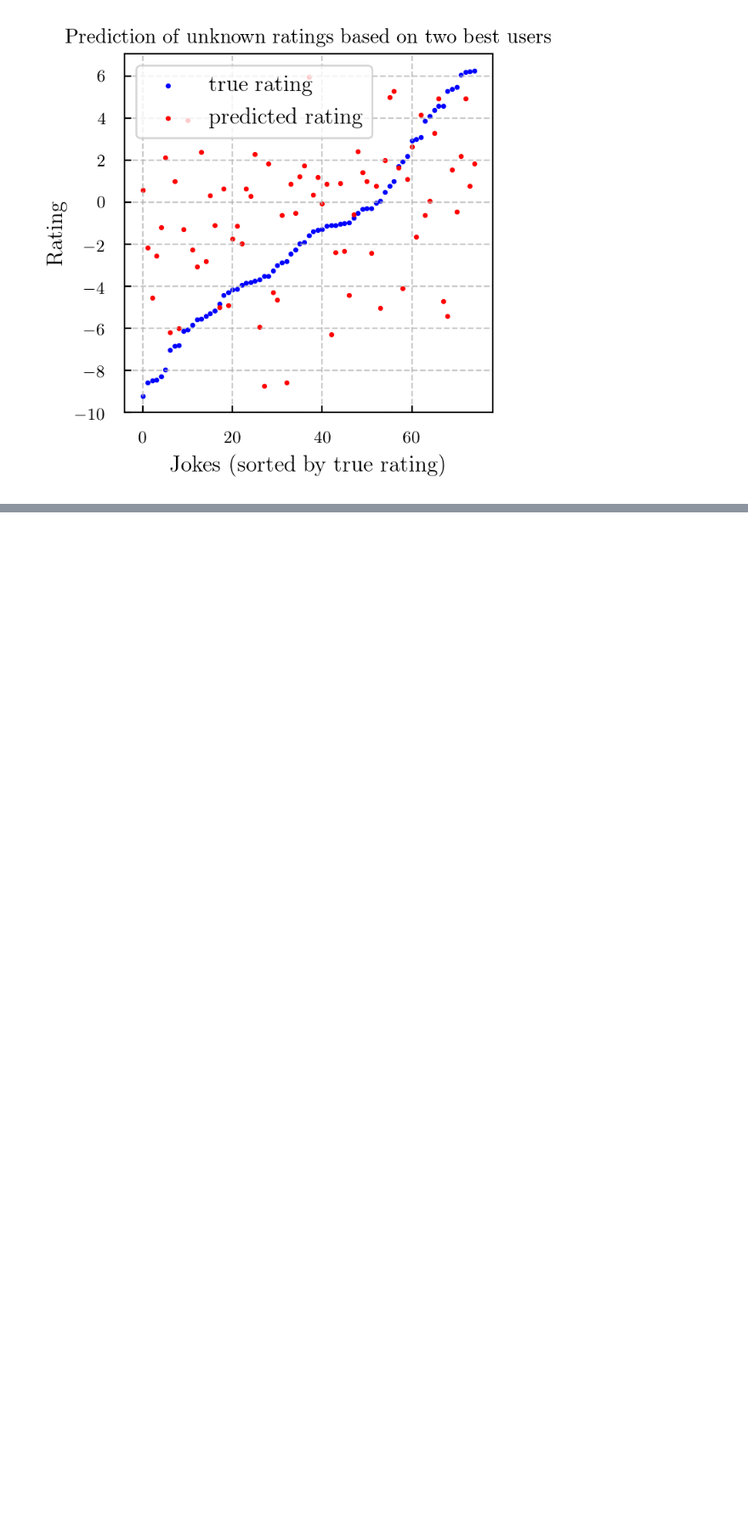
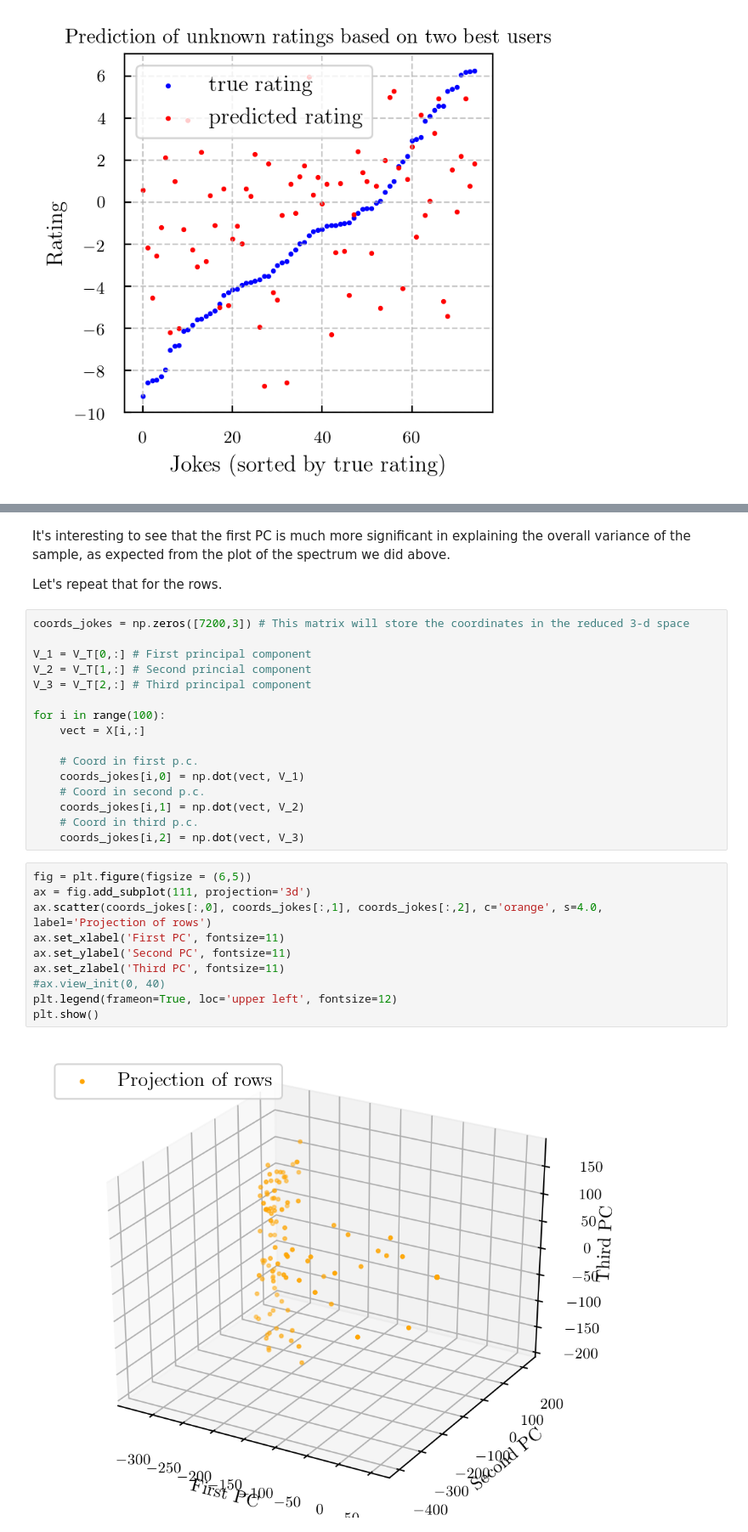
Before and after one commit to dtanoglidis/Machine-Learning-Math-Methods, a Jupyter notebook: HW5_Tanoglidis.ipynb, the cells around one changed output, grey strips where cells are left out. Shown at 85% size. Drawn from its saved outputs; the diff is of its cells as text; blank space fills up the shorter version.

```diff
--- a/HW5_Tanoglidis.ipynb
+++ b/HW5_Tanoglidis.ipynb
@@ -361 +420,34 @@ plt.show()
+# %% [markdown]
+It's interesting to see that the first PC is much more significant in explaining the overall variance of the sample, as expected from the plot of the spectrum we did above.
+
+
+Let's repeat that for the rows.
+# %%
+coords_jokes = np.zeros([7200,3]) # This matrix will store the coordinates in the reduced 3-d space
+
+V_1 = V_T[0,:] # First principal component
+V_2 = V_T[1,:] # Second princial component
+V_3 = V_T[2,:] # Third principal component
+
+for i in range(100):
+    vect = X[i,:]
+
+    # Coord in first p.c.
+    coords_jokes[i,0] = np.dot(vect, V_1)
+    # Coord in second p.c.
+    coords_jokes[i,1] = np.dot(vect, V_2)
+    # Coord in third p.c.
+    coords_jokes[i,2] = np.dot(vect, V_3)
+# %%
+fig = plt.figure(figsize = (6,5))
+ax = fig.add_subplot(111, projection='3d')
+ax.scatter(coords_jokes[:,0], coords_jokes[:,1], coords_jokes[:,2], c='orange', s=4.0, label='Projection of rows')
+ax.set_xlabel('First PC', fontsize=11)
+ax.set_ylabel('Second PC', fontsize=11)
+ax.set_zlabel('Third PC', fontsize=11)
+#ax.view_init(0, 40)
+plt.legend(frameon=True, loc='upper left', fontsize=12)
+plt.show()
+# %% [output]
+[figure, added]
 # %% [markdown]
```
Also changed, not shown: parts of 19 cells of this notebook.
